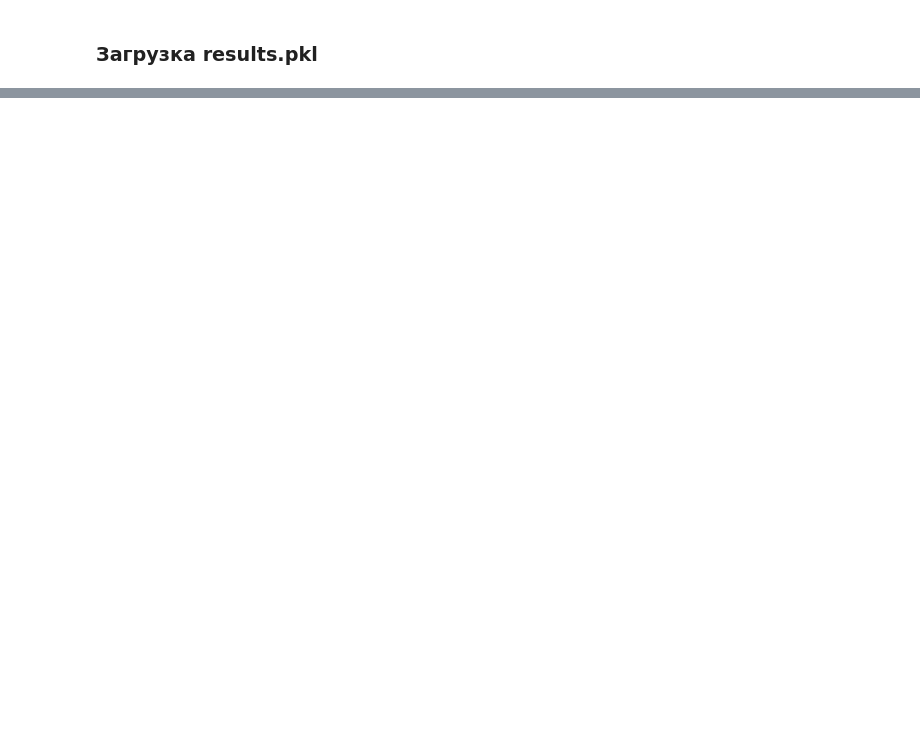
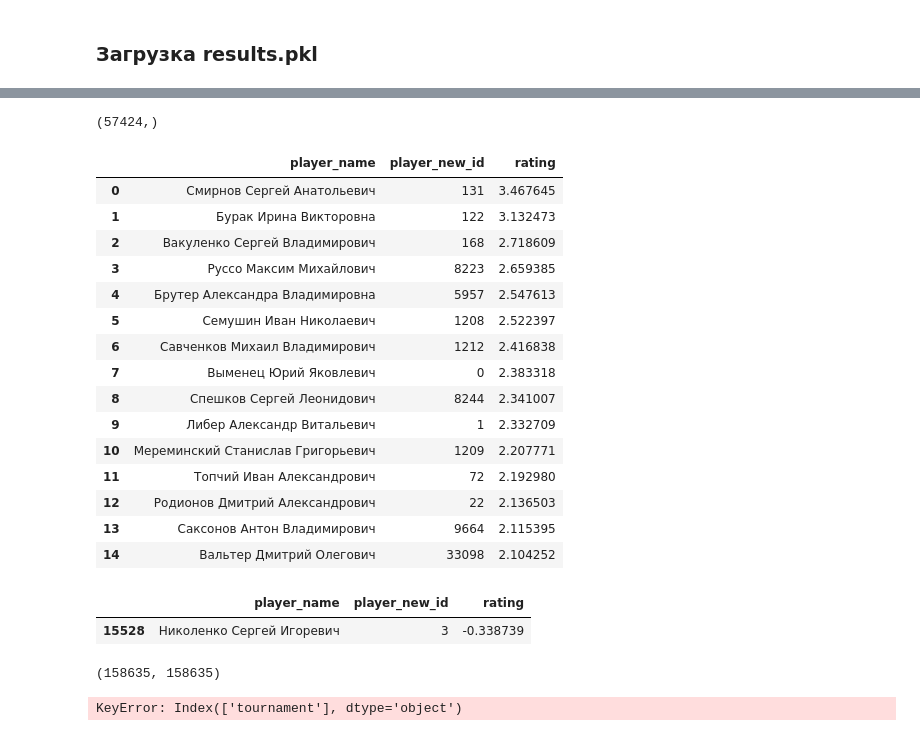
Before and after one commit to IlyasLatypov/MADE_DS, a Jupyter notebook: ADV_ML/HW2/HW2_LatypovID.ipynb, the cells around one changed output, grey strips where cells are left out. Drawn from its saved outputs; the diff is of its cells as text; code cells hidden in the pictures; blank space fills up the shorter version.

```diff
--- a/ADV_ML/HW2/HW2_LatypovID.ipynb
+++ b/ADV_ML/HW2/HW2_LatypovID.ipynb
@@ -77,0 +220,3 @@ data_result.shape
+# %%
+question_max_token = tournaments_max_questions.cumsum().max()
+question_max_token
@@ -77,0 +225,16 @@ data_result.shape
+# %%
+def to_csr(X):
+    x_rows = np.repeat(np.arange(X.shape[0]), 2)
+    x_cols = X.copy()
+    x_cols[:,1] += question_max_token + 1
+    x_cols = x_cols.ravel()
+    x_values = np.ones(X.shape[0] * 2, dtype=np.uint8)
+    csr_x = csr_matrix((x_values, (x_rows, x_cols)), dtype=np.uint8)
+    return csr_x
+
+train_X_csr = to_csr(train_X)
+# %%
+%%time
+model = LogisticRegression(max_iter=300, solver="lbfgs", fit_intercept=False)
+model.fit(train_X_csr, train_y)
+print("Mean accuracy:", model.score(train_X_csr, train_y))
@@ -77,0 +244,35 @@ data_result.shape
+# %%
+player_weights = model.coef_[0, question_max_token + 1:]
+players_rating = {i:rating for i, rating in enumerate(player_weights)}
+# %%
+player_weights.shape, len(players_rating)
+# %% [output]
+(57424,)
+# %%
+players_rating_df = train_result[['player_name', 'player_new_id']].drop_duplicates(subset=['player_new_id'])
+players_rating_df['rating'] = players_rating_df['player_new_id'].map(players_rating)
+players_rating_df = players_rating_df.sort_values(by='rating', ascending=False)
+players_rating_df = players_rating_df.reset_index(drop=True)
+players_rating_df.head(15)
+# %% [output]
+|  | player_name | player_new_id | rating |
+| 0 | Смирнов Сергей Анатольевич | 131 | 3.467645 |
+| 1 | Бурак Ирина Викторовна | 122 | 3.132473 |
+| 2 | Вакуленко Сергей Владимирович | 168 | 2.718609 |
+| 3 | Руссо Максим Михайлович | 8223 | 2.659385 |
+| 4 | Брутер Александра Владимировна | 5957 | 2.547613 |
+| 5 | Семушин Иван Николаевич | 1208 | 2.522397 |
+| 6 | Савченков Михаил Владимирович | 1212 | 2.416838 |
+| 7 | Выменец Юрий Яковлевич | 0 | 2.383318 |
+| 8 | Спешков Сергей Леонидович | 8244 | 2.341007 |
+| 9 | Либер Александр Витальевич | 1 | 2.332709 |
+| 10 | Мереминский Станислав Григорьевич | 1209 | 2.207771 |
+| 11 | Топчий Иван Александрович | 72 | 2.192980 |
+| 12 | Родионов Дмитрий Александрович | 22 | 2.136503 |
+| 13 | Саксонов Антон Владимирович | 9664 | 2.115395 |
+| 14 | Вальтер Дмитрий Олегович | 33098 | 2.104252 |
+# %%
+players_rating_df[players_rating_df['player_name'] == 'Николенко Сергей Игоревич']
+# %% [output]
+|  | player_name | player_new_id | rating |
+| 15528 | Николенко Сергей Игоревич | 3 | -0.338739 |
@@ -77,0 +298,5 @@ data_result.shape
+# %%
+pt = PlayerTokenizer().fit(train_result)
+(158635), pt.get_player(pt.get_token(158635))
+# %% [output]
+(158635, 158635)
@@ -77,0 +329,4 @@ data_result.shape
+# %%
+qt = QuestionTokenizer().fit(train_result)
+# %% [output]
+KeyError: Index(['tournament'], dtype='object')
```
Also changed, not shown: parts of 24 cells of this notebook.
